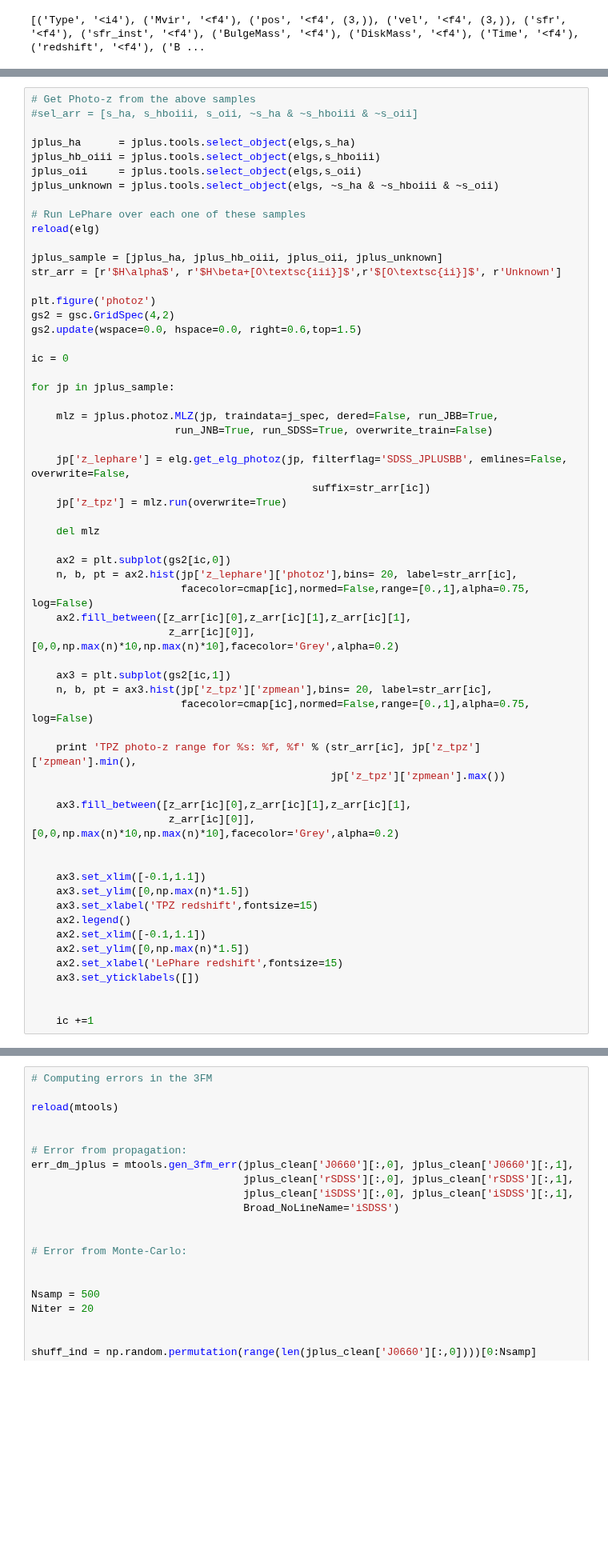
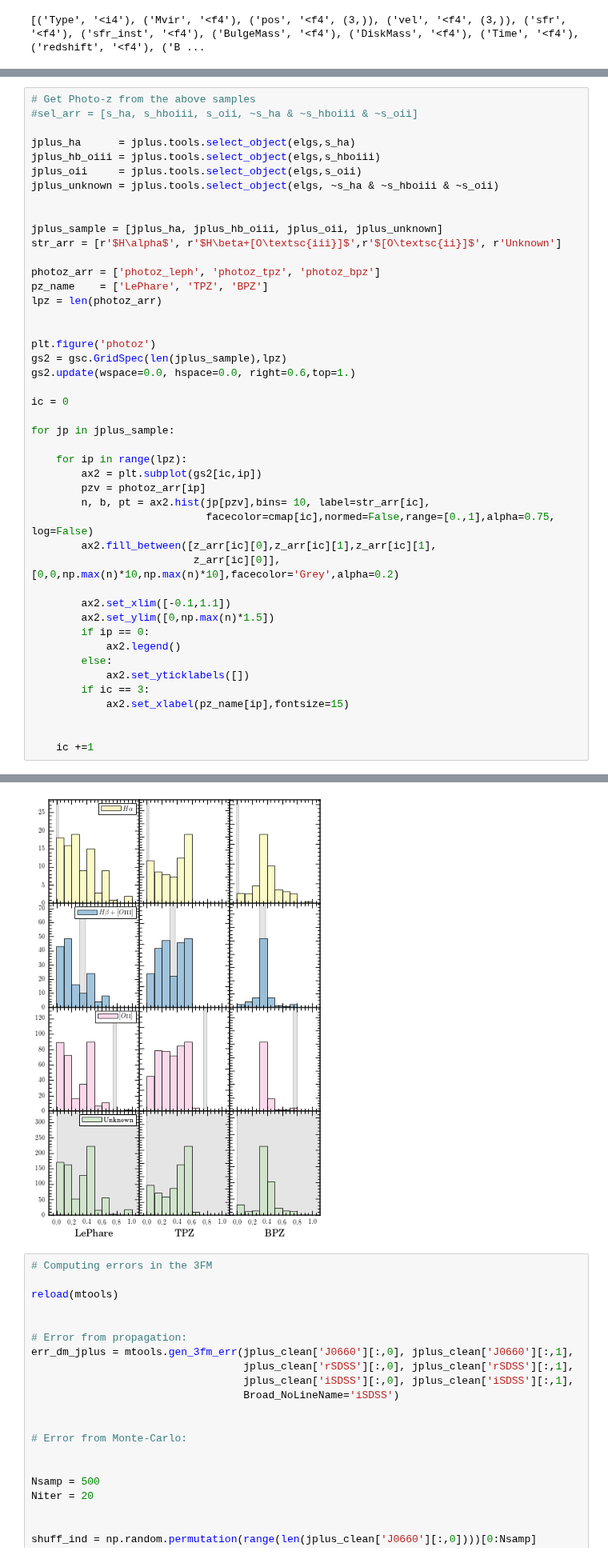
Before and after one commit to aaorsi/ELG_analysis, a Jupyter notebook: ELGs_from_mocks.ipynb, the cells around one changed output, grey strips where cells are left out. Shown at 80% size. Drawn from its saved outputs; the diff is of its cells as text; blank space fills up the shorter version.

```diff
--- a/ELGs_from_mocks.ipynb
+++ b/ELGs_from_mocks.ipynb
@@ -848,54 +897,39 @@ jplus_hb_oiii = jplus.tools.select_object(elgs,s_hboiii)
 jplus_oii     = jplus.tools.select_object(elgs,s_oii)
 jplus_unknown = jplus.tools.select_object(elgs, ~s_ha & ~s_hboiii & ~s_oii)
 
-# Run LePhare over each one of these samples
-reload(elg)
 
 jplus_sample = [jplus_ha, jplus_hb_oiii, jplus_oii, jplus_unknown]
 str_arr = [r'$H\alpha$', r'$H\beta+[O\textsc{iii}]$',r'$[O\textsc{ii}]$', r'Unknown']
 
+photoz_arr = ['photoz_leph', 'photoz_tpz', 'photoz_bpz']
+pz_name    = ['LePhare', 'TPZ', 'BPZ']
+lpz = len(photoz_arr)
+
+
 plt.figure('photoz')
-gs2 = gsc.GridSpec(4,2)
-gs2.update(wspace=0.0, hspace=0.0, right=0.6,top=1.5)
+gs2 = gsc.GridSpec(len(jplus_sample),lpz)
+gs2.update(wspace=0.0, hspace=0.0, right=0.6,top=1.)
 
 ic = 0
 
 for jp in jplus_sample:
 
-    mlz = jplus.photoz.MLZ(jp, traindata=j_spec, dered=False, run_JBB=True,
-                       run_JNB=True, run_SDSS=True, overwrite_train=False)
+    for ip in range(lpz):
+        ax2 = plt.subplot(gs2[ic,ip])
+        pzv = photoz_arr[ip]
+        n, b, pt = ax2.hist(jp[pzv],bins= 10, label=str_arr[ic],
+                            facecolor=cmap[ic],normed=False,range=[0.,1],alpha=0.75, log=False)
+        ax2.fill_between([z_arr[ic][0],z_arr[ic][1],z_arr[ic][1],
+                          z_arr[ic][0]],[0,0,np.max(n)*10,np.max(n)*10],facecolor='Grey',alpha=0.2)
 
-    jp['z_lephare'] = elg.get_elg_photoz(jp, filterflag='SDSS_JPLUSBB', emlines=False, overwrite=False,
-                                             suffix=str_arr[ic])
-    jp['z_tpz'] = mlz.run(overwrite=True)
-
-    del mlz
-
-    ax2 = plt.subplot(gs2[ic,0])
-    n, b, pt = ax2.hist(jp['z_lephare']['photoz'],bins= 20, label=str_arr[ic],
-                        facecolor=cmap[ic],normed=False,range=[0.,1],alpha=0.75, log=False)
-    ax2.fill_between([z_arr[ic][0],z_arr[ic][1],z_arr[ic][1],
-                      z_arr[ic][0]],[0,0,np.max(n)*10,np.max(n)*10],facecolor='Grey',alpha=0.2)
-
-    ax3 = plt.subplot(gs2[ic,1])
-    n, b, pt = ax3.hist(jp['z_tpz']['zpmean'],bins= 20, label=str_arr[ic],
-                        facecolor=cmap[ic],normed=False,range=[0.,1],alpha=0.75, log=False)
-
-    print 'TPZ photo-z range for %s: %f, %f' % (str_arr[ic], jp['z_tpz']['zpmean'].min(),
-                                                jp['z_tpz']['zpmean'].max())
-
-    ax3.fill_between([z_arr[ic][0],z_arr[ic][1],z_arr[ic][1],
-                      z_arr[ic][0]],[0,0,np.max(n)*10,np.max(n)*10],facecolor='Grey',alpha=0.2)
-
-
-    ax3.set_xlim([-0.1,1.1])
-    ax3.set_ylim([0,np.max(n)*1.5])
-    ax3.set_xlabel('TPZ redshift',fontsize=15)
-    ax2.legend()
-    ax2.set_xlim([-0.1,1.1])
-    ax2.set_ylim([0,np.max(n)*1.5])
-    ax2.set_xlabel('LePhare redshift',fontsize=15)
-    ax3.set_yticklabels([])
+        ax2.set_xlim([-0.1,1.1])
+        ax2.set_ylim([0,np.max(n)*1.5])
+        if ip == 0:
+            ax2.legend()
+        else:
+            ax2.set_yticklabels([])
+        if ic == 3:
+            ax2.set_xlabel(pz_name[ip],fontsize=15)
 
 
     ic +=1
@@ -977,3 +937,4 @@ mpirun -n 4 runMLZ /home/CEFCA/aaorsi/tmp/MLZ_GF9FZVB9OV2BZTYk
+[figure, added]
 # %%
 # Computing errors in the 3FM
 
```
Also changed, not shown: parts of 16 cells of this notebook, 1 other file.
